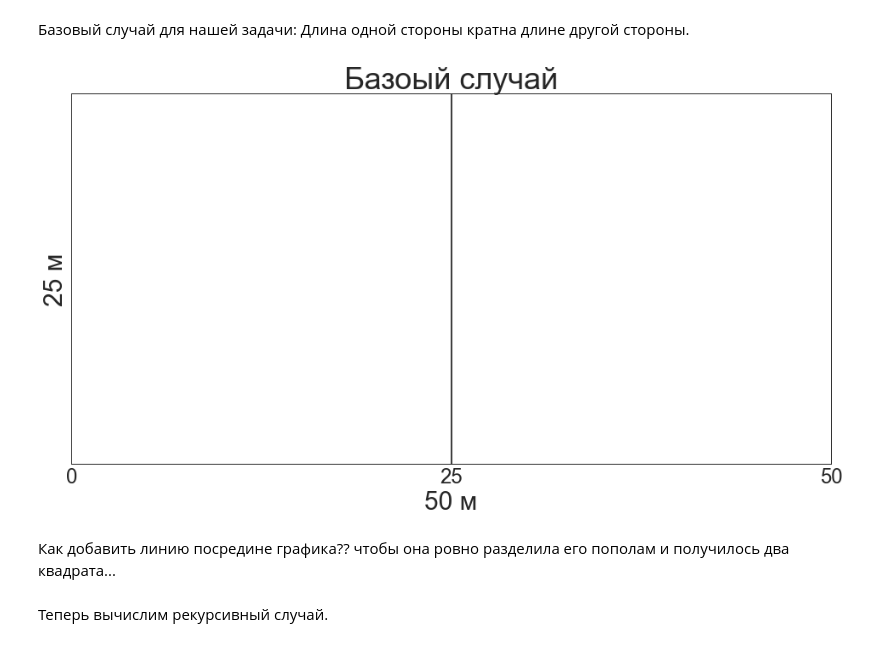
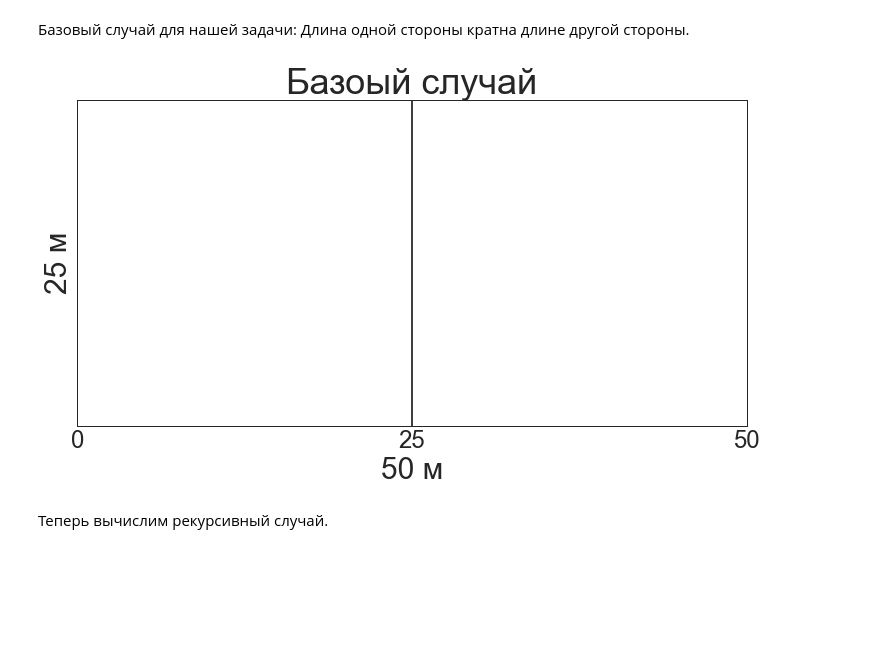
Before and after one commit to PosyaginK/grokking_algoritms, a Jupyter notebook: chapter_4.ipynb, the cells around one changed output. Drawn from its saved outputs; the diff is of its cells as text; code cells hidden in the pictures; blank space fills up the shorter version.

```diff
--- a/chapter_4.ipynb
+++ b/chapter_4.ipynb
@@ -59,23 +59,21 @@ plt.show()
 Базовый случай для нашей задачи:
     Длина одной стороны кратна длине другой стороны.
 # %%
-plt.figure(figsize=(16, 8))
+plt.figure(figsize=(12, 6))
 
 y = np.linspace(0, 25, 250)
 plt.plot([25] * 250, y, color='black')
 
 plt.xlabel('50 м', fontsize=30)
 plt.ylabel('25 м', fontsize=30)
 plt.title('Базоый случай', fontsize=36)
 
 plt.axis([0, 50, 0, 25])
 plt.xticks([0,25,50])
 plt.yticks([])
 plt.show()
 # %% [output]
-[figure, old version]
+[figure, new version]
-# %% [markdown]
-Как добавить линию посредине графика?? чтобы она ровно разделила его пополам и получилось два квадрата...
 # %% [markdown]
 Теперь вычислим рекурсивный случай.
 # %% [markdown]
```
Also changed, not shown: parts of 26 cells of this notebook.
